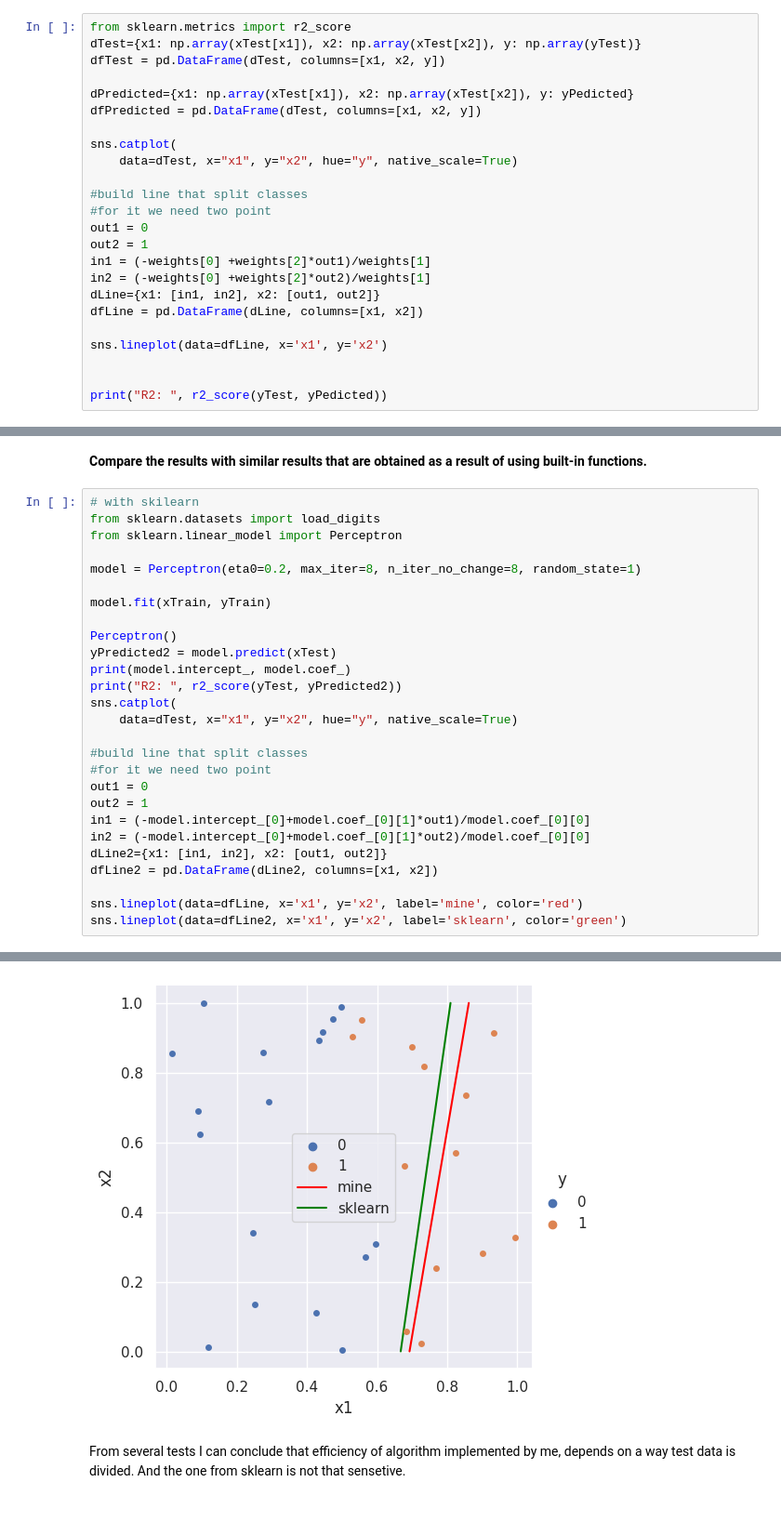
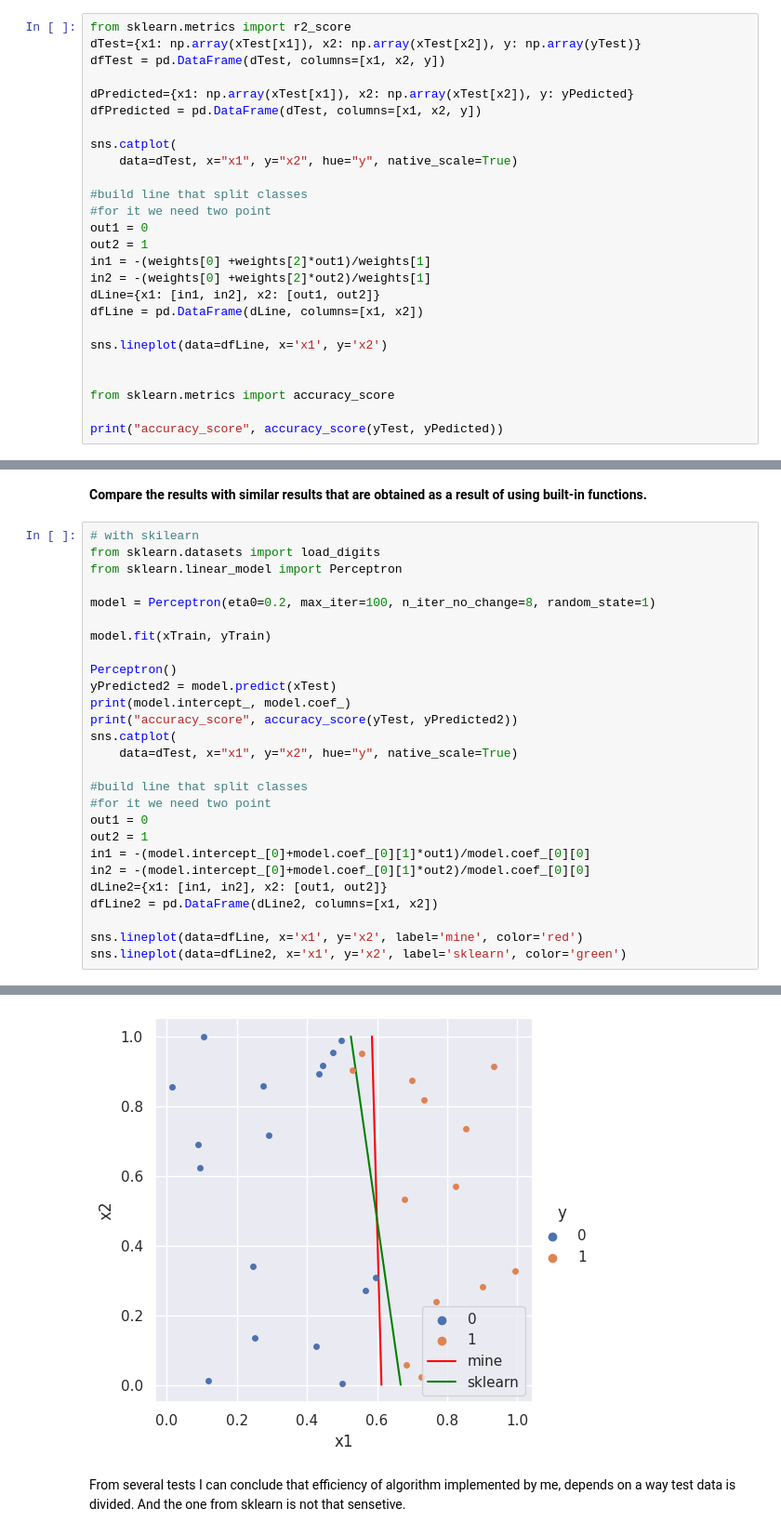
Before and after one commit to neliudochka/RosenblattPerceptron, a Jupyter notebook: RosenblattsPerceptron.ipynb, the cells around one changed output, grey strips where cells are left out. Shown: that part at 93% size. Saved outputs shown, nothing was run; the diff lists cells and outputs as text.

```diff
--- a/RosenblattsPerceptron.ipynb
+++ b/RosenblattsPerceptron.ipynb
@@ -106,13 +106,15 @@ sns.catplot(
 #for it we need two point
 out1 = 0
 out2 = 1
-in1 = (-weights[0] +weights[2]*out1)/weights[1]
-in2 = (-weights[0] +weights[2]*out2)/weights[1]
+in1 = -(weights[0] +weights[2]*out1)/weights[1]
+in2 = -(weights[0] +weights[2]*out2)/weights[1]
 dLine={x1: [in1, in2], x2: [out1, out2]}
 dfLine = pd.DataFrame(dLine, columns=[x1, x2])
 
 sns.lineplot(data=dfLine, x='x1', y='x2')
 
 
-print("R2: ", r2_score(yTest, yPedicted))
+from sklearn.metrics import accuracy_score
+
+print("accuracy_score", accuracy_score(yTest, yPedicted))
 # %% [output]
@@ -125,14 +127,14 @@ R2:  0.8642533936651584
 from sklearn.datasets import load_digits
 from sklearn.linear_model import Perceptron
 
-model = Perceptron(eta0=0.2, max_iter=8, n_iter_no_change=8, random_state=1)
+model = Perceptron(eta0=0.2, max_iter=100, n_iter_no_change=8, random_state=1)
 
 model.fit(xTrain, yTrain)
 
 Perceptron()
 yPredicted2 = model.predict(xTest)
 print(model.intercept_, model.coef_)
-print("R2: ", r2_score(yTest, yPredicted2))
+print("accuracy_score", accuracy_score(yTest, yPredicted2))
 sns.catplot(
     data=dTest, x="x1", y="x2", hue="y", native_scale=True)
 
@@ -140,8 +142,8 @@ sns.catplot(
 #for it we need two point
 out1 = 0
 out2 = 1
-in1 = (-model.intercept_[0]+model.coef_[0][1]*out1)/model.coef_[0][0]
-in2 = (-model.intercept_[0]+model.coef_[0][1]*out2)/model.coef_[0][0]
+in1 = -(model.intercept_[0]+model.coef_[0][1]*out1)/model.coef_[0][0]
+in2 = -(model.intercept_[0]+model.coef_[0][1]*out2)/model.coef_[0][0]
 dLine2={x1: [in1, in2], x2: [out1, out2]}
 dfLine2 = pd.DataFrame(dLine2, columns=[x1, x2])
 
@@ -153,4 +155,4 @@ R2:  0.8642533936651584
 <Axes: xlabel='x1', ylabel='x2'>
-[figure, old version]
+[figure, new version]
 # %% [markdown]
 From several tests I can conclude that efficiency of algorithm implemented by me, depends on a way test data is divided. And the one from sklearn is not that sensetive.
```
Also changed, not shown: parts of 3 cells of this notebook.
